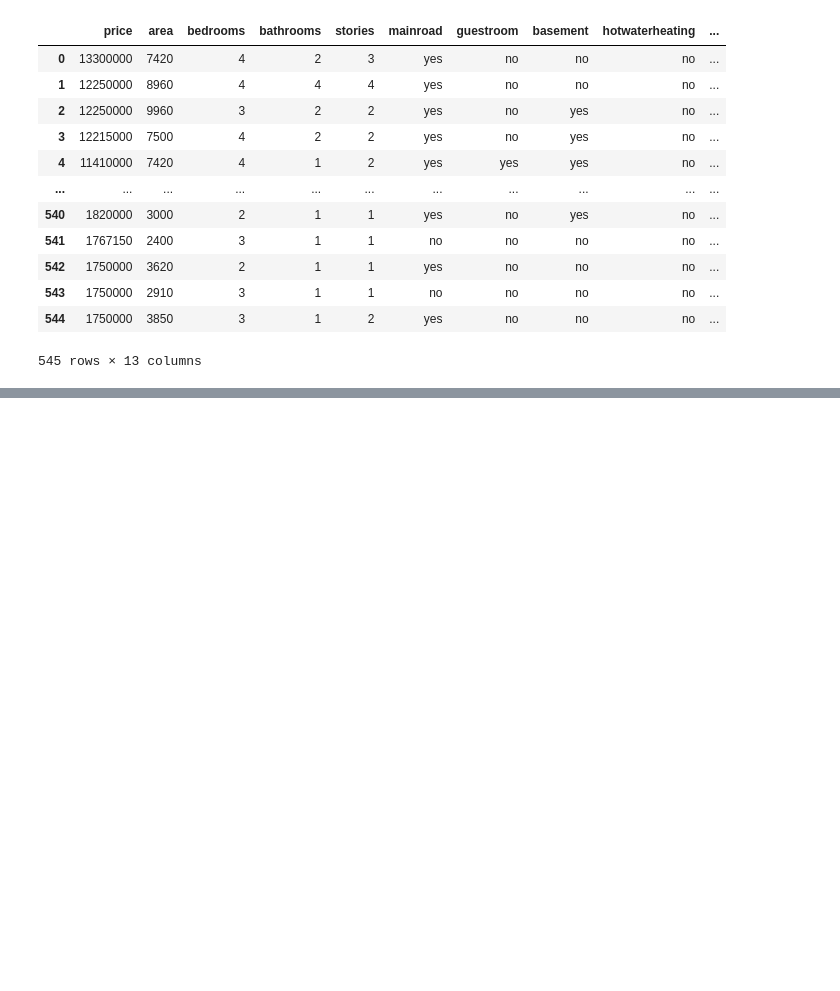
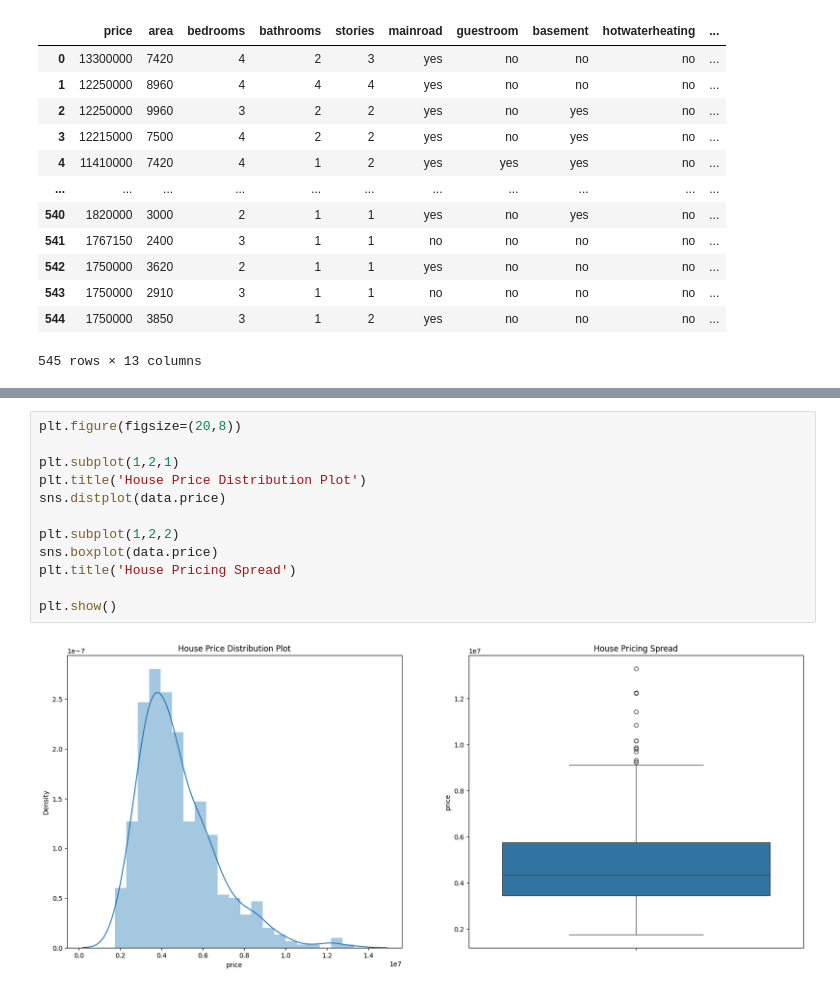
Before and after one commit to HaDock404/api-housing-prices, a Jupyter notebook: analysis/notebook.ipynb, the cells around one changed output, grey strips where cells are left out. Cells and saved outputs as stored; diff of their text form; blank space fills up the shorter version.

```diff
--- a/analysis/notebook.ipynb
+++ b/analysis/notebook.ipynb
@@ -53,0 +117,14 @@ data
+# %%
+plt.figure(figsize=(20,8))
+
+plt.subplot(1,2,1)
+plt.title('House Price Distribution Plot')
+sns.distplot(data.price)
+
+plt.subplot(1,2,2)
+sns.boxplot(data.price)
+plt.title('House Pricing Spread')
+
+plt.show()
+# %% [output]
+[figure, added]
```
Also changed, not shown: parts of 17 cells of this notebook.
